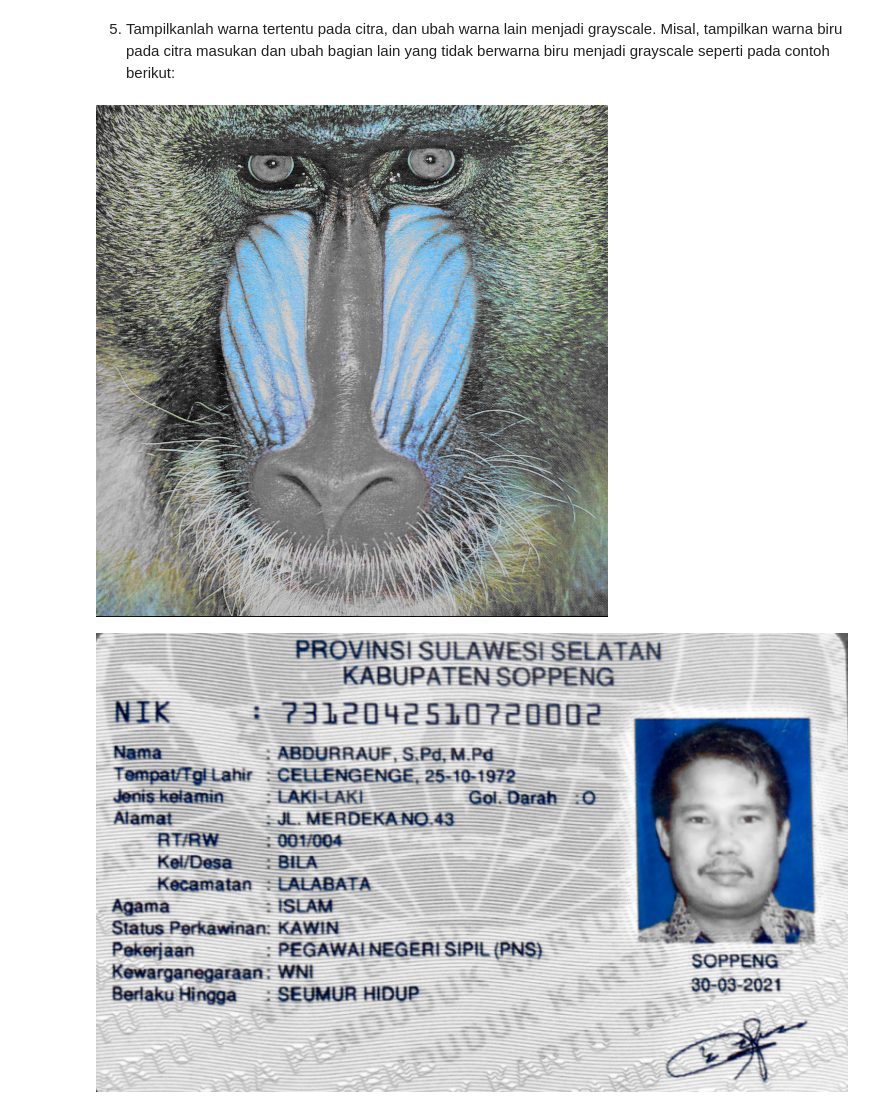
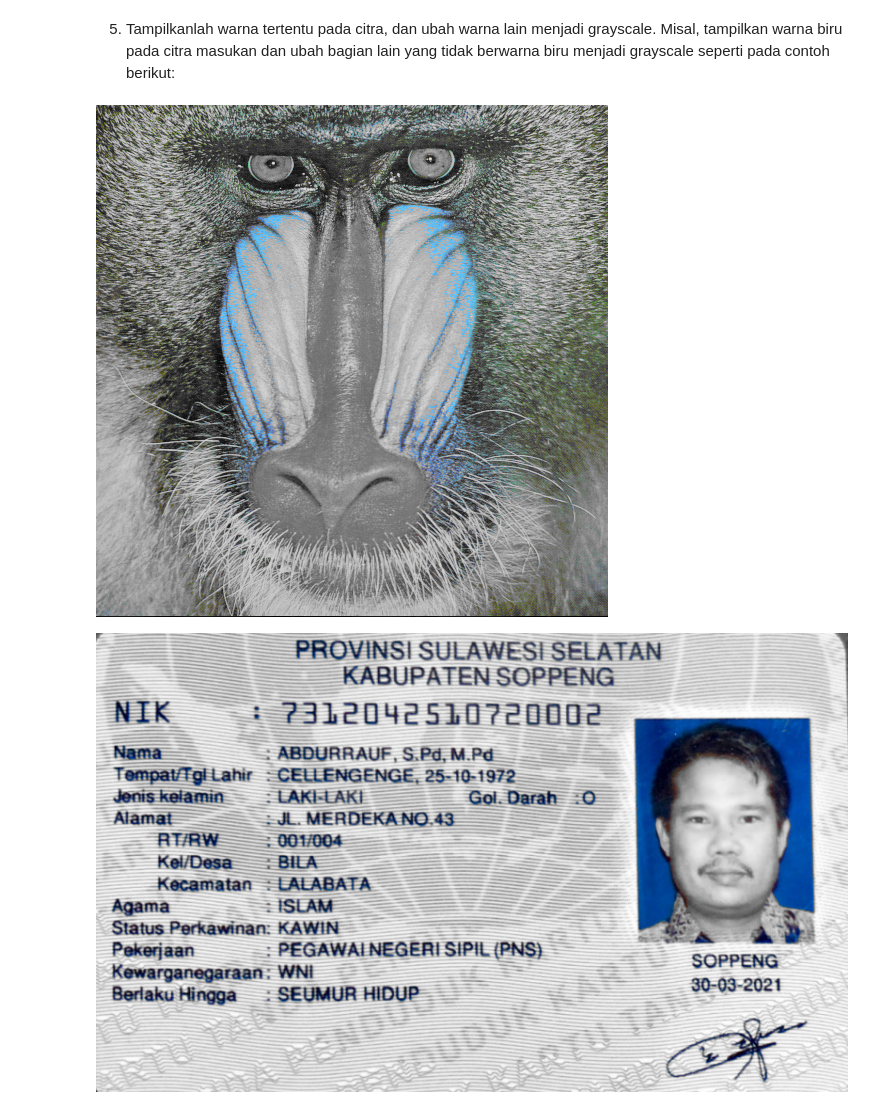
Before and after one commit to sabnadk/PCVK_Ganjil_2023, a Jupyter notebook: week3_Sabna.ipynb, the cells around one changed output. Cells and saved outputs as stored; diff of their text form; code cells hidden in the pictures.

```diff
--- a/week3_Sabna.ipynb
+++ b/week3_Sabna.ipynb
@@ -175,36 +175,36 @@ biru menjadi grayscale seperti pada contoh berikut:
 image = cv.imread('/content/drive/MyDrive/KULIAH/Semester 5/PCVK/Images/mandrill.tiff')
 
 # Tentukan batas warna biru dalam format BGR (Blue, Green, Red)
-lower_blue = np.array([80, 100, 100])
-upper_blue = np.array([250, 200, 170])
+lower_blue = np.array([0, 80, 80])
+upper_blue = np.array([250, 200, 110])
 
 # Dapatkan dimensi citra
 height, width, channels = image.shape
 
 # Buat citra grayscale
 gray = cv.cvtColor(image, cv.COLOR_BGR2GRAY)
 
 # Inisialisasi citra hasil
 final_result = np.zeros_like(image)
 
 # Perulangan untuk mengiterasi melalui semua piksel citra
 for y in range(height):
     for x in range(width):
         # Dapatkan nilai warna BGR piksel saat ini
         pixel = image[y, x]
 
         # Periksa apakah piksel saat ini berada dalam batas warna biru
         if (pixel >= lower_blue).all() and (pixel <= upper_blue).all():
             final_result[y, x] = image[y, x]  # Biarkan piksel biru tetap seperti aslinya
         else:
             final_result[y, x] = [gray[y, x], gray[y, x], gray[y, x]]  # Ubah bagian non-biru menjadi grayscale
 
 # Tampilkan citra hasil
 cv2_imshow(final_result)
 cv.waitKey(0)
 cv.destroyAllWindows()
 # %% [output]
-[figure, old version]
+[figure, new version]
 # %%
 image = cv.imread('/content/drive/MyDrive/KULIAH/Semester 5/PCVK/Images/KTP.jpeg')
 
```
